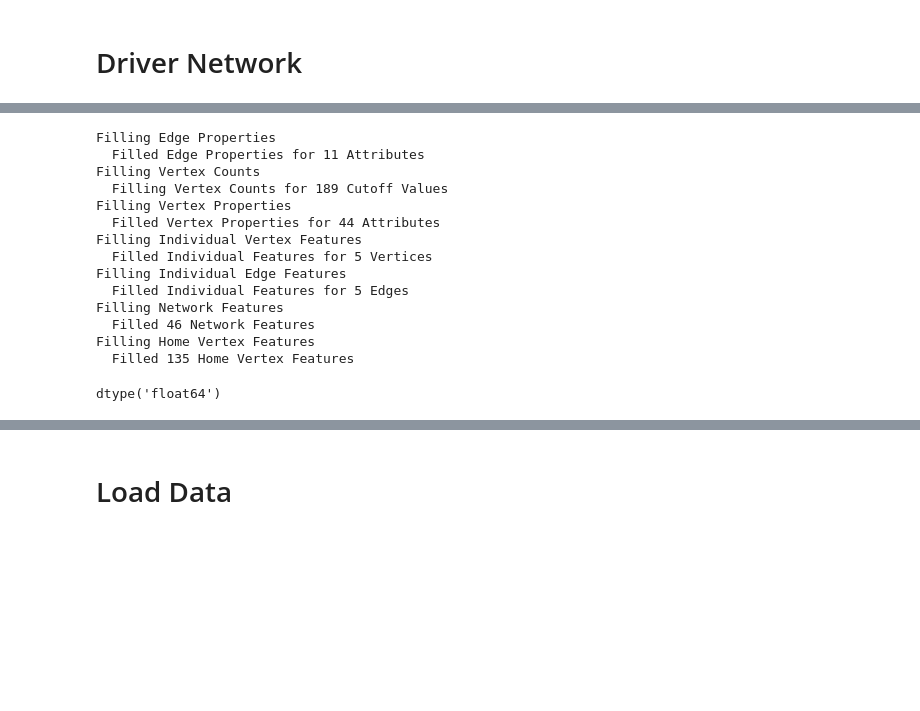
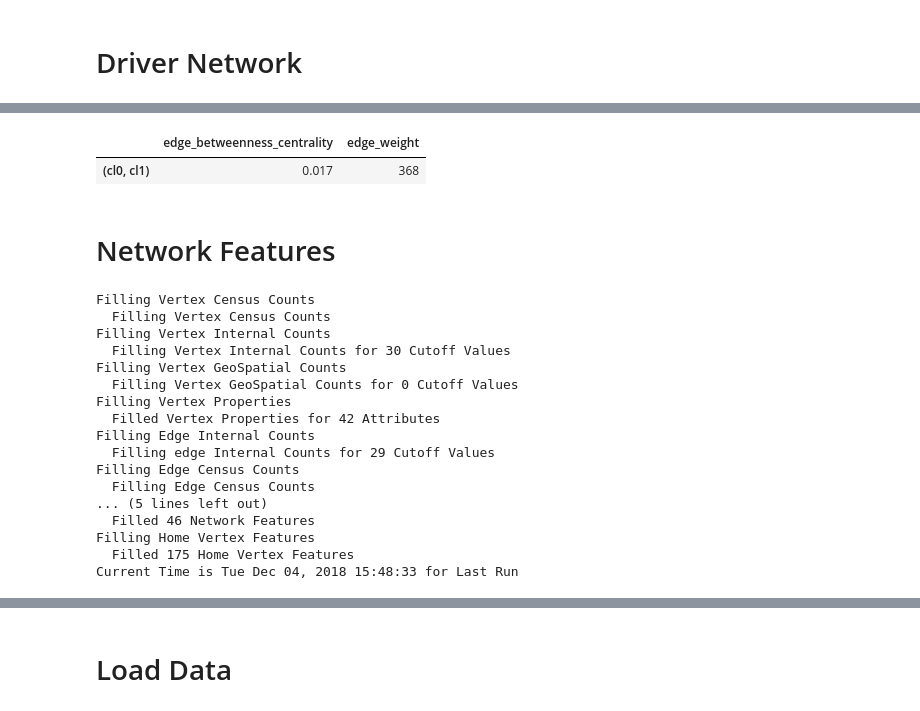
Before and after one commit to tgadf/network, a Jupyter notebook: createNetwork.ipynb, the cells around one changed output, grey strips where cells are left out. Cells and saved outputs as stored; diff of their text form; code cells hidden in the pictures; blank space fills up the shorter version.

```diff
--- a/createNetwork.ipynb
+++ b/createNetwork.ipynb
@@ -949,0 +753,7 @@ class networkFeatures():
+# %%
+getRowData(edgeNetworkDF, rownames=[('cl0', 'cl1')])
+# %% [output]
+|  | edge_betweenness_centrality | edge_weight |
+| (cl0, cl1) | 0.017 | 368 |
+# %% [markdown]
+# Network Features
@@ -950,32 +1407,47 @@ class networkFeatures():
 # %%
 nf = networkFeatures(dn)
+
+## Vertex Counts
+nf.fillVertexCensusCounts(debug=True)
+nf.fillVertexInternalCounts(debug=True)
+nf.fillVertexGeoSpatialCounts(debug=True)
+nf.fillVertexProperties(debug=True)
+
+## Edge Counts
+nf.fillEdgeInternalCounts(debug=True)
+nf.fillEdgeCensusCounts(debug=True)
+nf.fillEdgeGeoSpatialCounts(debug=True)
 nf.fillEdgeProperties(debug=True)
-nf.fillVertexCounts(debug=True)
-nf.fillVertexProperties(debug=True)
-nf.fillIndividualVertexFeatures(debug=True)
-nf.fillIndividualEdgeFeatures(debug=True)
+
+## Network Counts
 nf.fillNetworkFeatures(debug=True)
+
+## Home Counts
 nf.fillHomeFeatures(debug=True)
-#nf.fillVertexFeatureCorrelations(debug=True)
+
+## Indiv Vertex/Edge Values
+#nf.fillIndividualVertexFeatures(debug=True)
+#nf.fillIndividualEdgeFeatures(debug=True)
+
+## Vertex/Edge Correlations
+##nf.fillVertexFeatureCorrelations(debug=True)
 #nf.fillEdgeFeatureCorrelations(debug=True)
+_,_ = clock("Last Run")
 # %% [output]
-Filling Edge Properties
-  Filled Edge Properties for 11 Attributes
-Filling Vertex Counts
-  Filling Vertex Counts for 189 Cutoff Values
+Filling Vertex Census Counts
+  Filling Vertex Census Counts
+Filling Vertex Internal Counts
+  Filling Vertex Internal Counts for 30 Cutoff Values
+Filling Vertex GeoSpatial Counts
+  Filling Vertex GeoSpatial Counts for 0 Cutoff Values
 Filling Vertex Properties
-  Filled Vertex Properties for 44 Attributes
-Filling Individual Vertex Features
-  Filled Individual Features for 5 Vertices
-Filling Individual Edge Features
-  Filled Individual Features for 5 Edges
-Filling Network Features
+  Filled Vertex Properties for 42 Attributes
+Filling Edge Internal Counts
+  Filling edge Internal Counts for 29 Cutoff Values
+Filling Edge Census Counts
+  Filling Edge Census Counts
+... (5 lines left out)
   Filled 46 Network Features
 Filling Home Vertex Features
-  Filled 135 Home Vertex Features
+  Filled 175 Home Vertex Features
+Current Time is Tue Dec 04, 2018 15:48:33 for Last Run
-# %%
-from numpy import float64
-value = dn.eInfo.edgeAttrsDF.dtypes["Duration"]
-value
-# %% [output]
-dtype('float64')
```
Also changed, not shown: parts of 55 cells of this notebook, 7 other files.
